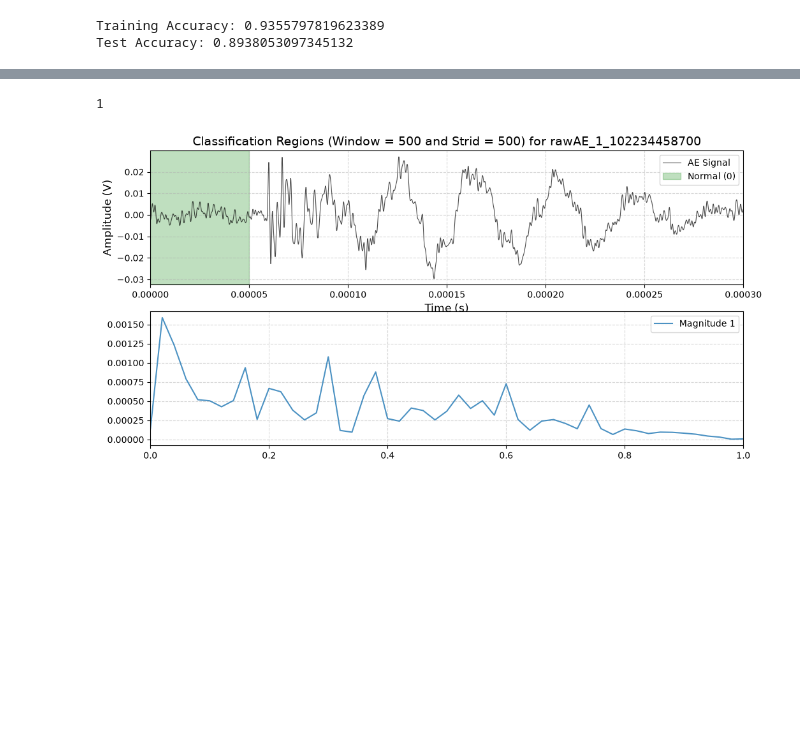
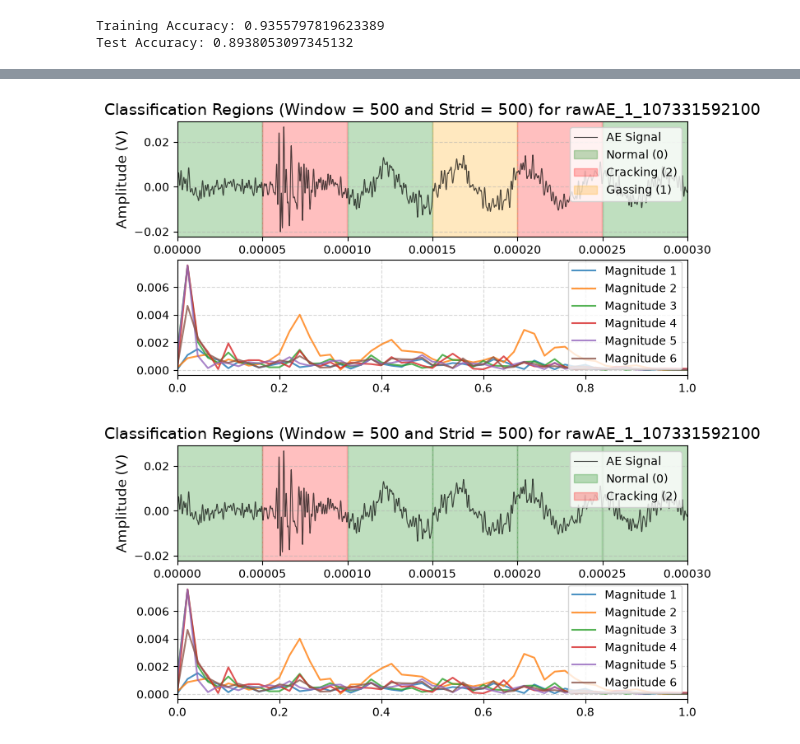
Before and after one commit to ywkim09/Battery_Diagnosis_Using_AE, a Jupyter notebook: data_analysis_fourier.ipynb, the cells around one changed output, grey strips where cells are left out. Cells and saved outputs as stored; diff of their text form; code cells hidden in the pictures; blank space fills up the shorter version.

```diff
--- a/data_analysis_fourier.ipynb
+++ b/data_analysis_fourier.ipynb
@@ -341,10 +353,15 @@ for key in magnitude_input:
         result_dict['GaussNB'][key].append(prob)
         prob_dict['GaussNB'][key].append(prob)
 
+        xgb_prob = xgb_model.predict_proba(np.array(spectrum).reshape(1, -1))[0]
+        result_dict['XGBoost'][key].append(xgb_prob)
+        prob_dict['XGBoost'][key].append(xgb_prob)
+
     result_dict['GaussNB'][key] = np.array(result_dict['GaussNB'][key]).argmax(axis=1)
+    result_dict['XGBoost'][key] = np.array(result_dict['XGBoost'][key]).argmax(axis=1)
 # %%
 def plot_classification_regions(key, magnitude_input, result_dict, cluster_data, N):
-    fig, ax = plt.subplots(2, 1, figsize=(12, 6))
+    fig, ax = plt.subplots(2, 1, figsize=(8, 4))
     df = cluster_data["mixed"][key]
     time_arr = df['Time (s)'].values
     amp_arr = df['Amplitude (V)'].values
@@ -380,11 +397,13 @@ def plot_classification_regions(key, magnitude_input, result_dict, cluster_data,
     ax[1].legend()
     ax[1].grid(True, linestyle='--', alpha=0.5)
     plt.show()
-
-m = 'GaussNB'
-key = list(magnitude_input.keys())[0]
-print(len(magnitude_input[key]))
-plot_classification_regions(key, magnitude_input, result_dict['GaussNB'][key], cluster_data, N)
-# %% [output]
-1
-[figure, removed]
+# %%
+
+key = list(magnitude_input.keys())[5]
+m = 'GaussNB'
+plot_classification_regions(key, magnitude_input, result_dict['GaussNB'][key], cluster_data, N)
+m = 'XGBoost'
+plot_classification_regions(key, magnitude_input, result_dict['XGBoost'][key], cluster_data, N)
+# %% [output]
+[figure, added]
+[figure, added]
```
Also changed, not shown: parts of 5 cells of this notebook.
